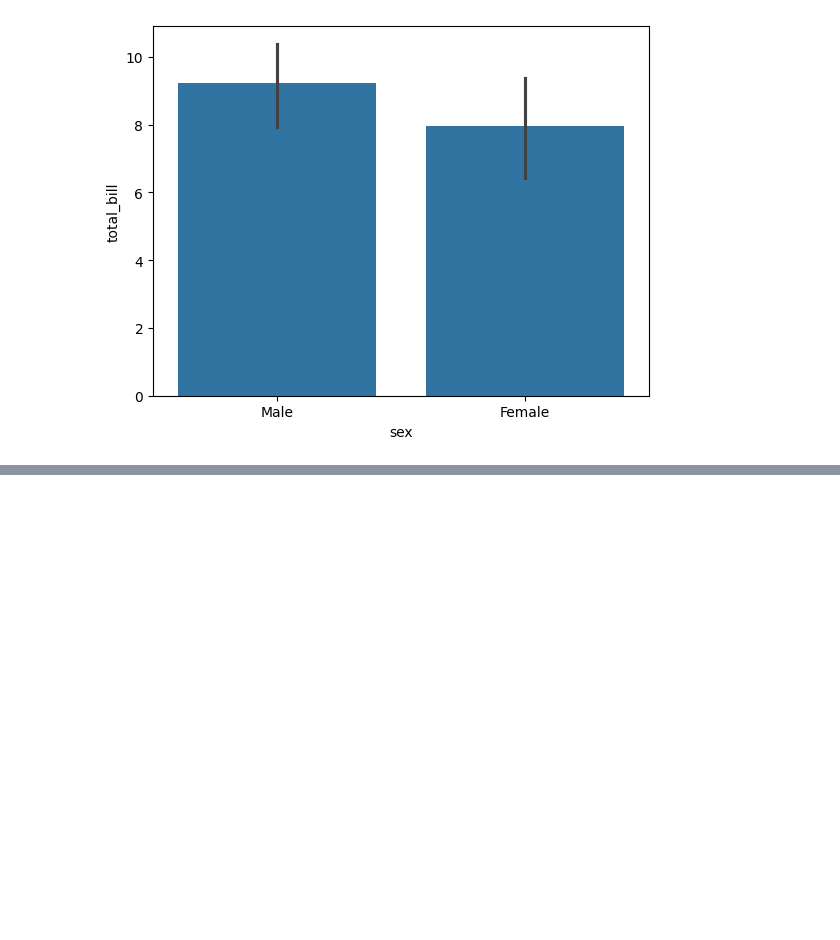
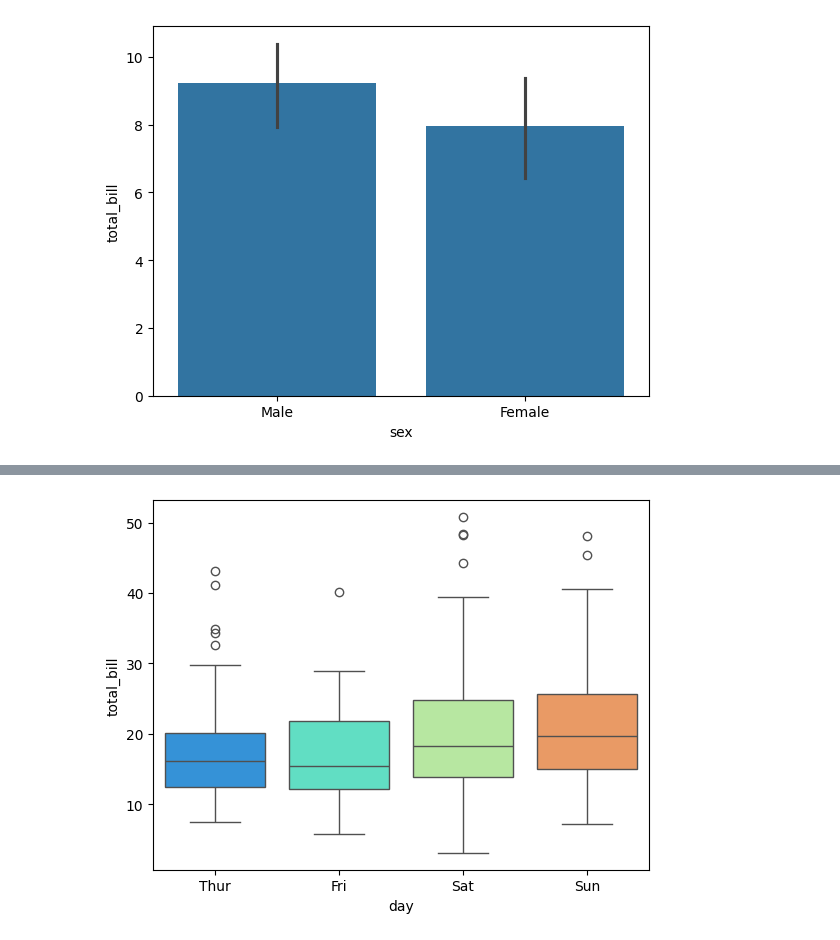
Before and after one commit to ludiemert/Advanced_Data_Visualization_Seaborn, a Jupyter notebook: 4_Advanced_Data_Visualization_Seaborn/Seaborn.ipynb, the cells around one changed output, grey strips where cells are left out. Drawn from its saved outputs; the diff is of its cells as text; code cells hidden in the pictures; blank space fills up the shorter version.

```diff
--- a/4_Advanced_Data_Visualization_Seaborn/Seaborn.ipynb
+++ b/4_Advanced_Data_Visualization_Seaborn/Seaborn.ipynb
@@ -167,0 +181,9 @@ sns.barplot(x="sex", y="total_bill", data=tips, estimator=np.std) # mostrar um d
+# %%
+# carregar dataset
+# sns.boxplot(x="day", y="total_bill", data=tips, palette='rainbow')
+
+sns.boxplot(x="day", y="total_bill", data=tips, hue="day", palette='rainbow', legend=False)
+
+plt.show()
+# %% [output]
+[figure, added]
```
Also changed, not shown: parts of 3 cells of this notebook.
